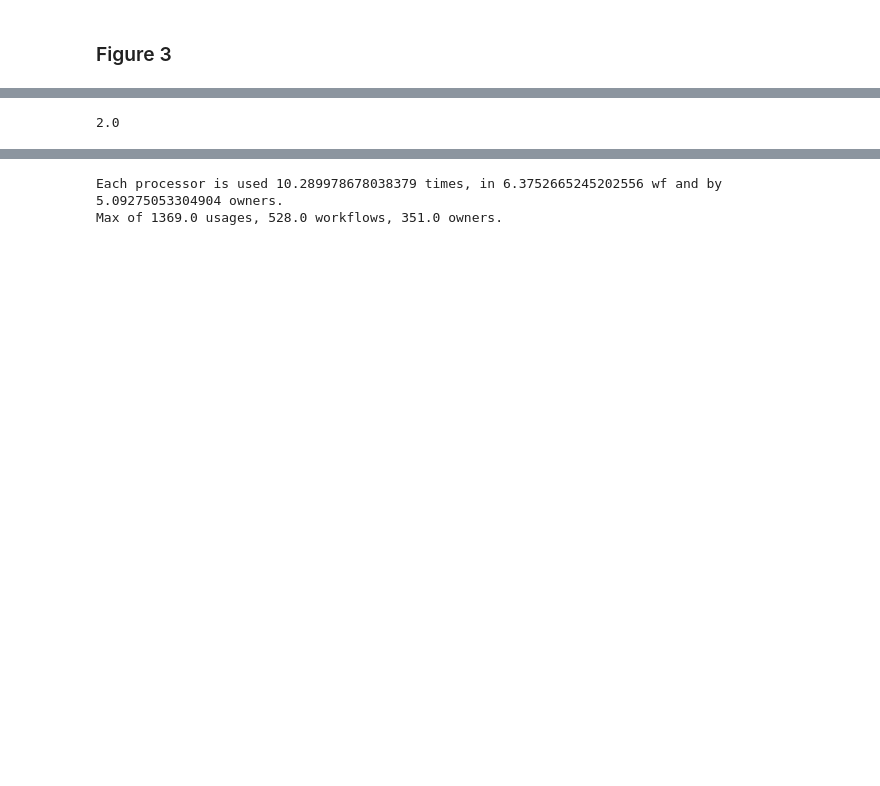
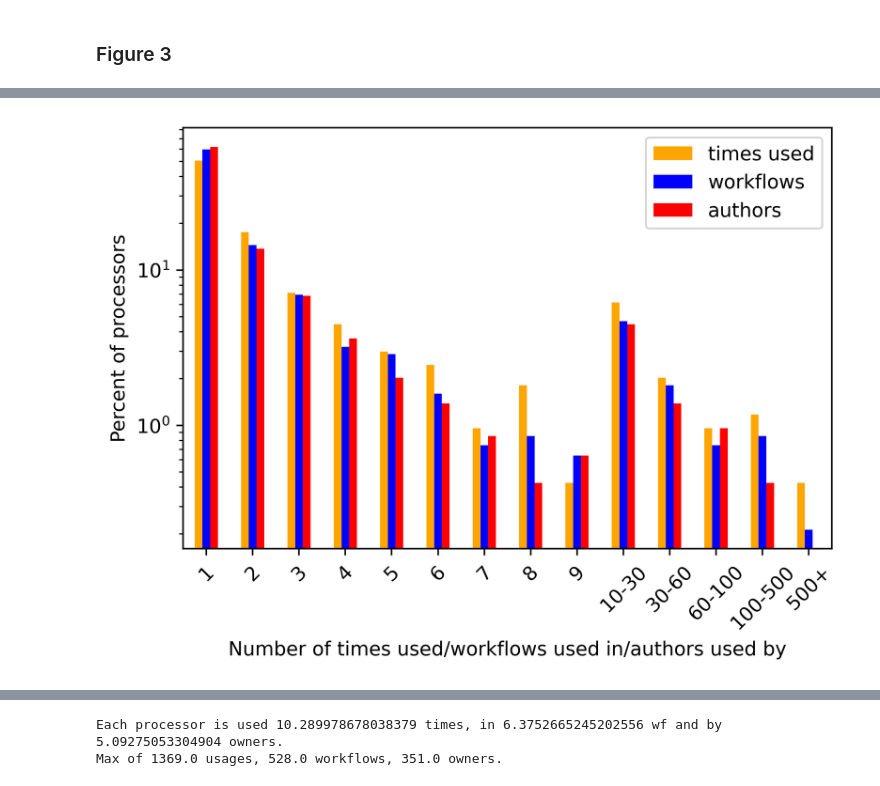
Before and after one commit to mdjaffardjy/Investigating_reuse, a Jupyter notebook: figures 3 et 4.ipynb, the cells around one changed output, grey strips where cells are left out. Saved outputs shown, nothing was run; the diff lists cells and outputs as text; code cells hidden in the pictures; blank space fills up the shorter version.

Commit message:
corrected grouping method

```diff
--- a/figures 3 et 4.ipynb
+++ b/figures 3 et 4.ipynb
@@ -270,7 +382,3 @@ def sum_columns_df(df):
                       "prop_own":df["prop_own"].sum(),
                       "nb_wf":df["nb_wf"].sum(),
                       "prop_wf":df["prop_wf"].sum()}, ignore_index=True)
-# %%
-df_sim_nf.iloc[1]["nb_reuse"]
-# %% [output]
-2.0
@@ -300,0 +433,4 @@ def display_proportions_figure(df_init):
+# %%
+fig_4_nf_new = display_proportions_figure(df_groups_nf_new)
+# %% [output]
+[figure, added]
```
Also changed, not shown: parts of 65 cells of this notebook.
